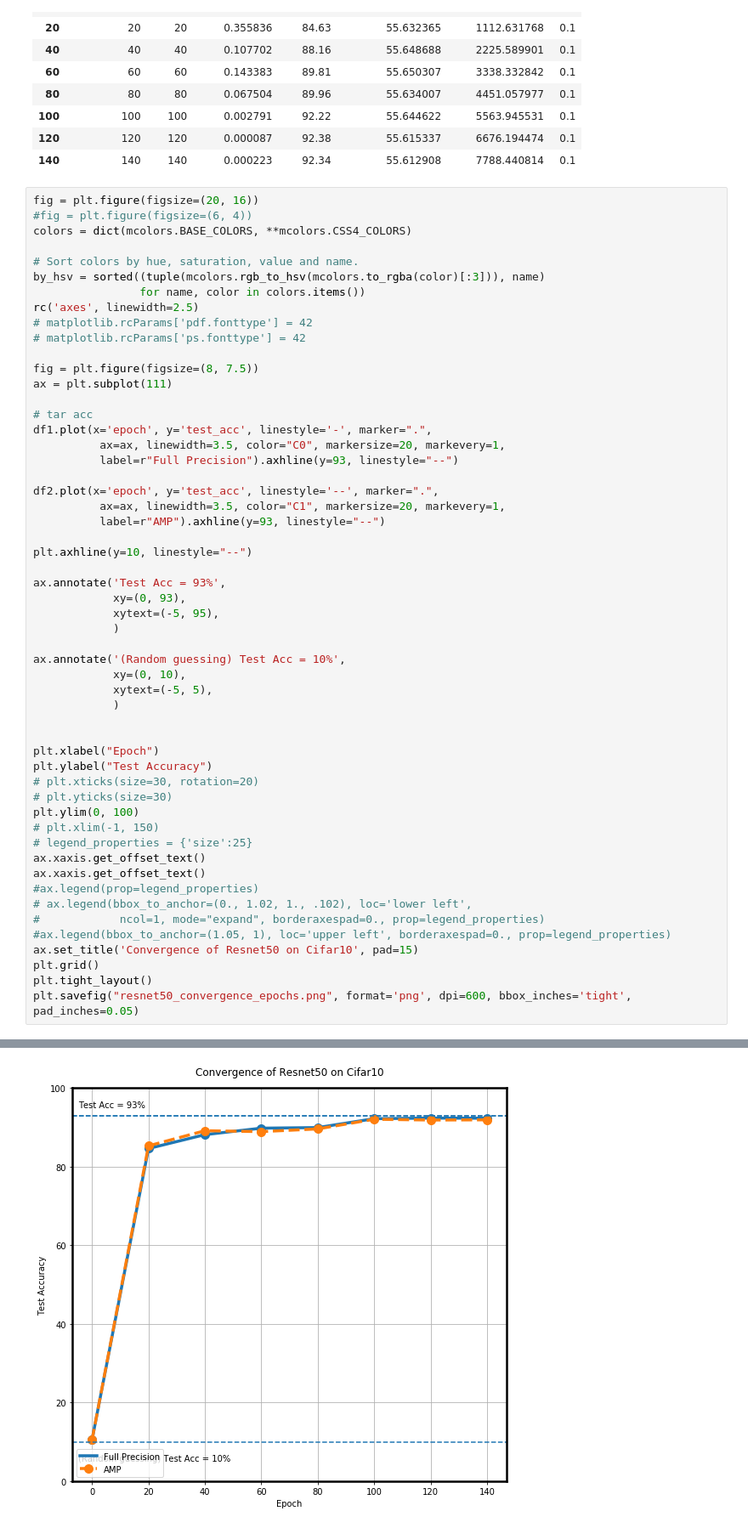
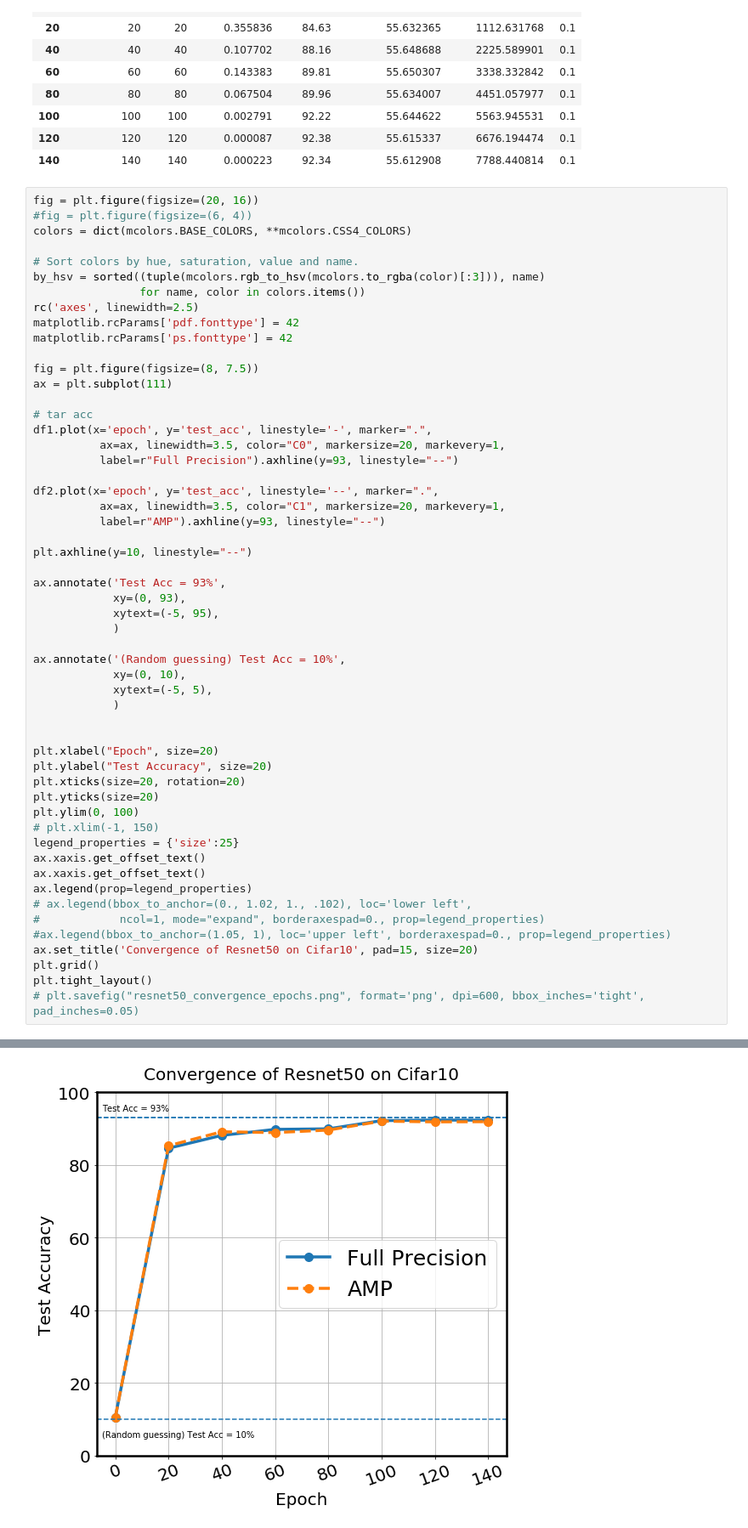
Before and after one commit to kamikazekartik/cs744_assignments, a Jupyter notebook: project/plot_figures.ipynb, the cells around one changed output, grey strips where cells are left out. Shown: that part at 85% size. Drawn from its saved outputs; the diff is of its cells as text.

Commit message:
modified plotting script

```diff
--- a/project/plot_figures.ipynb
+++ b/project/plot_figures.ipynb
@@ -123,8 +123,8 @@ colors = dict(mcolors.BASE_COLORS, **mcolors.CSS4_COLORS)
 by_hsv = sorted((tuple(mcolors.rgb_to_hsv(mcolors.to_rgba(color)[:3])), name)
                 for name, color in colors.items())
 rc('axes', linewidth=2.5)
-# matplotlib.rcParams['pdf.fonttype'] = 42
-# matplotlib.rcParams['ps.fonttype'] = 42
+matplotlib.rcParams['pdf.fonttype'] = 42
+matplotlib.rcParams['ps.fonttype'] = 42
 
 fig = plt.figure(figsize=(8, 7.5))
 ax = plt.subplot(111)
@@ -135,42 +135,42 @@ df1.plot(x='epoch', y='test_acc', linestyle='-', marker=".",
           label=r"Full Precision").axhline(y=93, linestyle="--")
 
 df2.plot(x='epoch', y='test_acc', linestyle='--', marker=".",
           ax=ax, linewidth=3.5, color="C1", markersize=20, markevery=1,
           label=r"AMP").axhline(y=93, linestyle="--")
 
 plt.axhline(y=10, linestyle="--")
 
 ax.annotate('Test Acc = 93%',
             xy=(0, 93),
             xytext=(-5, 95),
             )
 
 ax.annotate('(Random guessing) Test Acc = 10%',
             xy=(0, 10),
             xytext=(-5, 5),
             )
 
 
-plt.xlabel("Epoch")
-plt.ylabel("Test Accuracy")
-# plt.xticks(size=30, rotation=20)
-# plt.yticks(size=30)
+plt.xlabel("Epoch", size=20)
+plt.ylabel("Test Accuracy", size=20)
+plt.xticks(size=20, rotation=20)
+plt.yticks(size=20)
 plt.ylim(0, 100)
 # plt.xlim(-1, 150)
-# legend_properties = {'size':25}
+legend_properties = {'size':25}
 ax.xaxis.get_offset_text()
 ax.xaxis.get_offset_text()
-#ax.legend(prop=legend_properties)
+ax.legend(prop=legend_properties)
 # ax.legend(bbox_to_anchor=(0., 1.02, 1., .102), loc='lower left',
 #            ncol=1, mode="expand", borderaxespad=0., prop=legend_properties)
 #ax.legend(bbox_to_anchor=(1.05, 1), loc='upper left', borderaxespad=0., prop=legend_properties)
-ax.set_title('Convergence of Resnet50 on Cifar10', pad=15)
+ax.set_title('Convergence of Resnet50 on Cifar10', pad=15, size=20)
 plt.grid()
 plt.tight_layout()
-plt.savefig("resnet50_convergence_epochs.png", format='png', dpi=600, bbox_inches='tight', pad_inches=0.05)
+# plt.savefig("resnet50_convergence_epochs.png", format='png', dpi=600, bbox_inches='tight', pad_inches=0.05)
 # %% [output]
 <Figure size 1440x1152 with 0 Axes>
-[figure, old version]
+[figure, new version]
 # %%
 fig = plt.figure(figsize=(20, 16))
 #fig = plt.figure(figsize=(6, 4))
```
Also changed, not shown: parts of 1 cell of this notebook.
